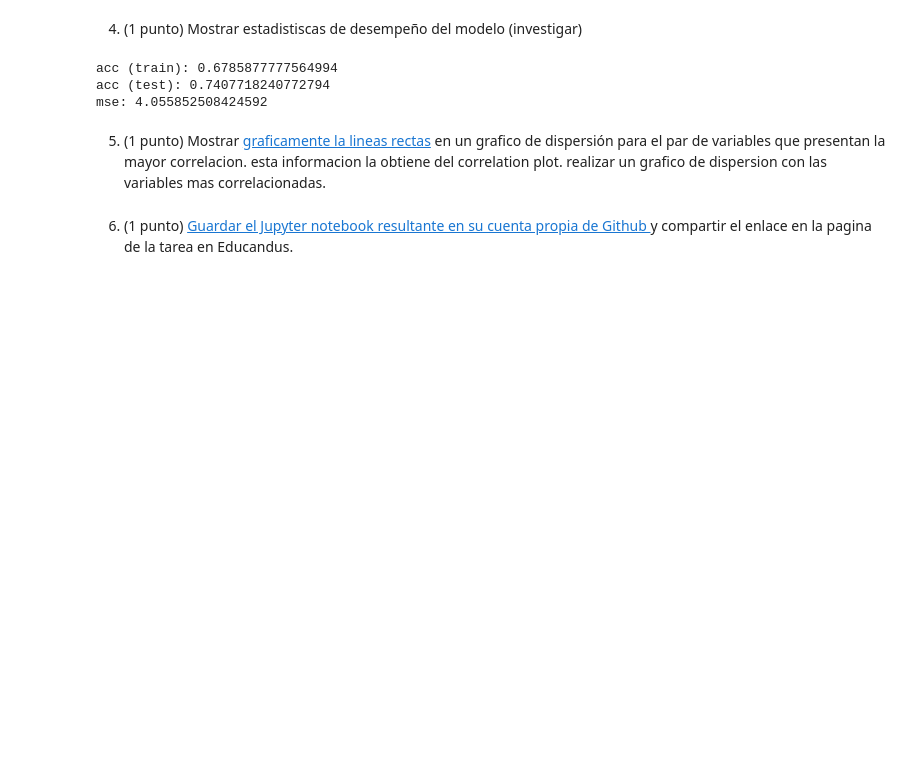
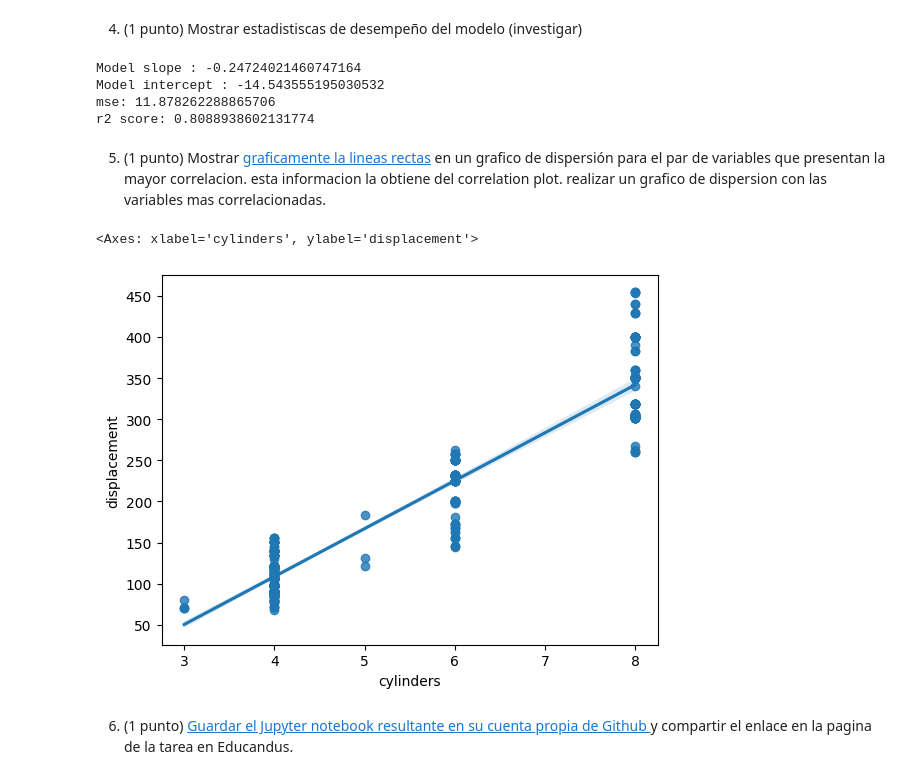
Before and after one commit to boredanon/machine-learning2023-2, a Jupyter notebook: S07-Linear-Models/Tarea_regresion_lineal.ipynb, the cells around one changed output. Drawn from its saved outputs; the diff is of its cells as text; code cells hidden in the pictures; blank space fills up the shorter version.

```diff
--- a/S07-Linear-Models/Tarea_regresion_lineal.ipynb
+++ b/S07-Linear-Models/Tarea_regresion_lineal.ipynb
@@ -41,17 +41,16 @@ hm = sns.heatmap(correlation, mask=mask, vmin=-1, vmax=1, annot=True, cmap='BrBG
 from sklearn.model_selection import train_test_split
 from sklearn.linear_model import LinearRegression
 
-#It is not specified so we will only use weight because it's the highest
-#correlation (-0.83).
-x = mpg[['weight']]
-y = mpg['mpg']
+mpg = mpg.dropna() #Remove NaN values.
+#We are using the same variables from the correlation plot.
+x = mpg[['cylinders', 'displacement', 'horsepower', 'weight', 'acceleration', 'model_year']]
+y = mpg['mpg'] #mpg is the independent variable.
 
 x_train, x_test, y_train, y_test = train_test_split(x,y,test_size=0.2,random_state=0)
 
 model = LinearRegression()
 _ = model.fit(x_train, y_train)
 
-
 #Just to check if it works.
 #plt.plot(x_test,y_test, 'o', color='red')
 #plt.plot(x_test, model.predict(x_test), color='blue')
@@ -59,27 +58,37 @@ _ = model.fit(x_train, y_train)
 #plt.ylabel('mpg')
 # %% [markdown]
 4) (1 punto) Mostrar estadistiscas de desempeño del modelo (investigar)
-# %%
-from sklearn.metrics import mean_squared_error
-from math import sqrt
-
-#Accuracy
-
-train_score = model.score(x_train, y_train)
-test_score = model.score(x_test, y_test)
-
-print("acc (train):", train_score)
-print("acc (test):", test_score)
-
-#MSE
-y_predicted = model.predict(x_test)
-mse = mean_squared_error(y_test, y_predicted, squared=False)
-print("mse:", mse)
-# %% [output]
-acc (train): 0.6785877777564994
-acc (test): 0.7407718240772794
-mse: 4.055852508424592
+# %%
+from sklearn.metrics import mean_squared_error
+from sklearn.metrics import r2_score
+
+y_predicted = model.predict(x_test)
+
+#Slope & Intercept
+print("Model slope :", model.coef_[0])
+print("Model intercept :", model.intercept_)
+
+#MSE
+mse = mean_squared_error(y_test, y_predicted)
+print("mse:", mse)
+
+#R2
+r2 = r2_score(y_test, y_predicted)
+print("r2 score:", r2)
+# %% [output]
+Model slope : -0.24724021460747164
+Model intercept : -14.543555195030532
+mse: 11.878262288865706
+r2 score: 0.8088938602131774
 # %% [markdown]
 5) (1 punto) Mostrar [graficamente la lineas rectas](https://seaborn.pydata.org/tutorial/regression.html) en un grafico de dispersión para el par de variables que presentan la mayor correlacion. esta informacion la obtiene del correlation plot. realizar un grafico de dispersion con las variables mas correlacionadas.
+# %%
+#From the correlation plot in ex.2) it is possible to note that cylinders
+#and displacement have a correlation of 0.95.
+
+sns.regplot(x="cylinders", y="displacement", data=mpg)
+# %% [output]
+<Axes: xlabel='cylinders', ylabel='displacement'>
+[figure, added]
 # %% [markdown]
 6) (1 punto) [Guardar el Jupyter notebook resultante en su cuenta propia de Github ](https://bebi103a.github.io/lessons/02/git_with_colab.html) y compartir el enlace en la pagina de la tarea en Educandus.
```
Also changed, not shown: parts of 1 cell of this notebook.
